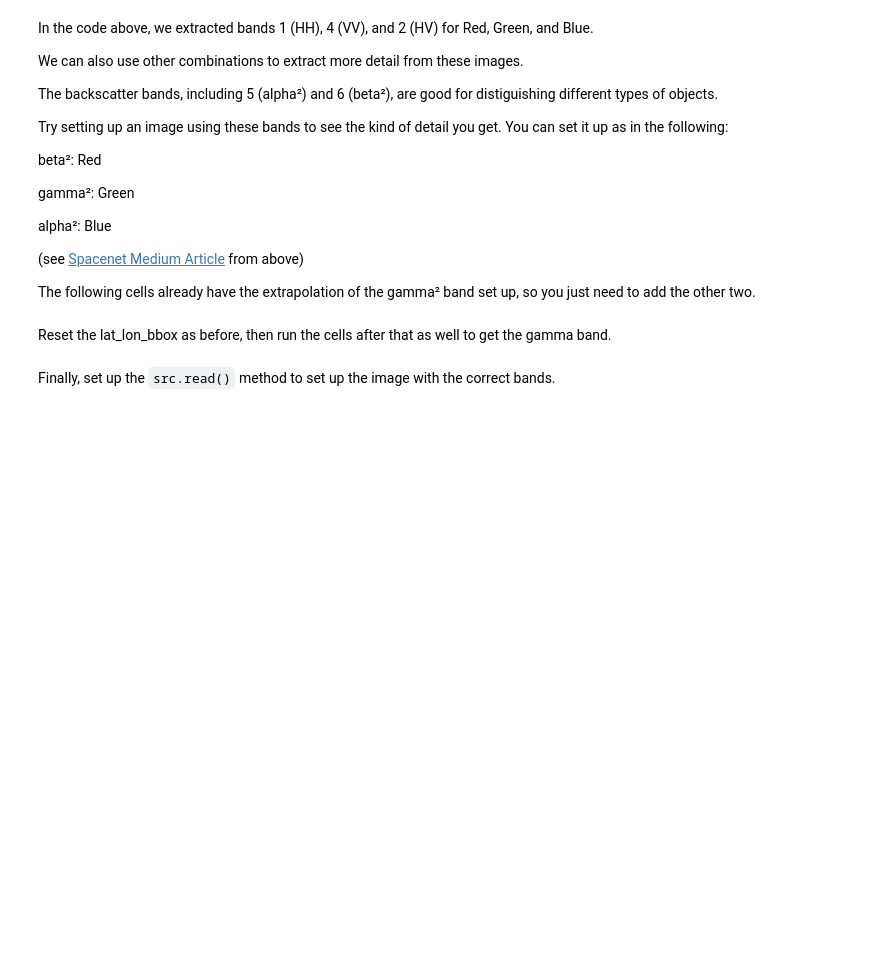
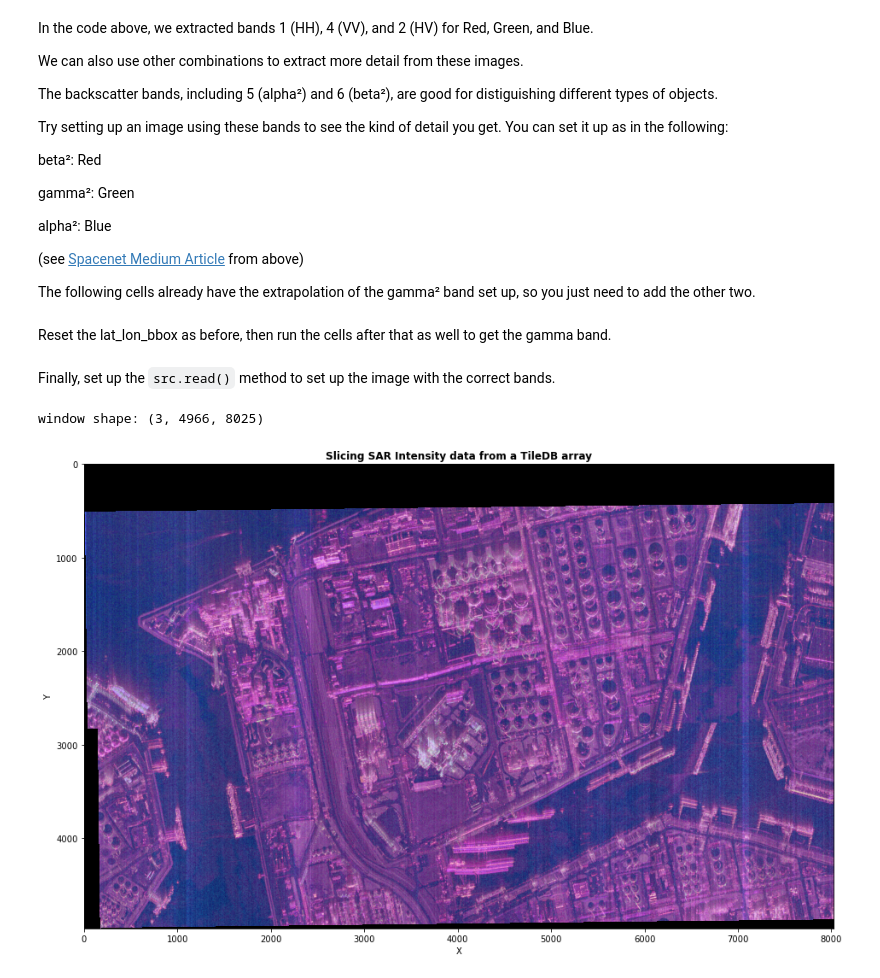
Before and after one commit to TileDB-Inc/TileDB-FOSS4G-2021, a Jupyter notebook: notebooks/4a-quickstart-sar.ipynb, the cells around one changed output. Drawn from its saved outputs; the diff is of its cells as text; code cells hidden in the pictures; blank space fills up the shorter version.

```diff
--- a/notebooks/4a-quickstart-sar.ipynb
+++ b/notebooks/4a-quickstart-sar.ipynb
@@ -241,12 +268,9 @@ def get_gamma_sq(lat_lon_bbox):
             bounds_window = bounds_window.intersection(Window(0, 0, src.width, src.height))
 
             img = src.read((2,), window=bounds_window)
-            arr = reshape_as_raster(img)
-            for b, band in enumerate(arr):
-                band = band * 2
-                arr[b] = adjust_band(band)
-            arr = reshape_as_image(arr)
-            return arr
+            for b, band in enumerate(img):
+                img[b] = band * 2
+            return img
 # %%
 gamma2 = get_gamma_sq(lat_lon_bbox)
 # %% [markdown]
@@ -254,22 +278,25 @@ Finally, set up the `src.read()` method to set up the image with the correct ban
 # %%
 with rasterio.Env():
     with rasterio.open(output_array) as src:
         # query dataset in lat/lon coordinates
         native_bounds = transform_bounds(CRS.from_epsg(4326), src.crs, *lat_lon_bbox)
         bounds_window = src.window(*native_bounds)
         bounds_window = bounds_window.intersection(Window(0, 0, src.width, src.height))
 
         img = "...write read method here"
 
+        img = np.concatenate((img[:1], gamma2, img[1:]), axis=0)
         arr = reshape_as_raster(img)
         for b, band in enumerate(arr):
             arr[b] = adjust_band(band)
         arr = reshape_as_image(arr)
-        arr = np.concatenate((arr[:1], gamma2, arr[1:]), axis=0)
         print(f"window shape: {arr.shape}\n")
 
         fig, ax = pyplot.subplots(1, 1, figsize=(20, 10))
         ax.set_xlabel('X')
         ax.set_ylabel('Y')
 
         show(arr, ax=ax, title="Slicing SAR Intensity data from a TileDB array")
+# %% [output]
+window shape: (3, 4966, 8025)
+[figure, added]
```
Also changed, not shown: parts of 7 cells of this notebook.
